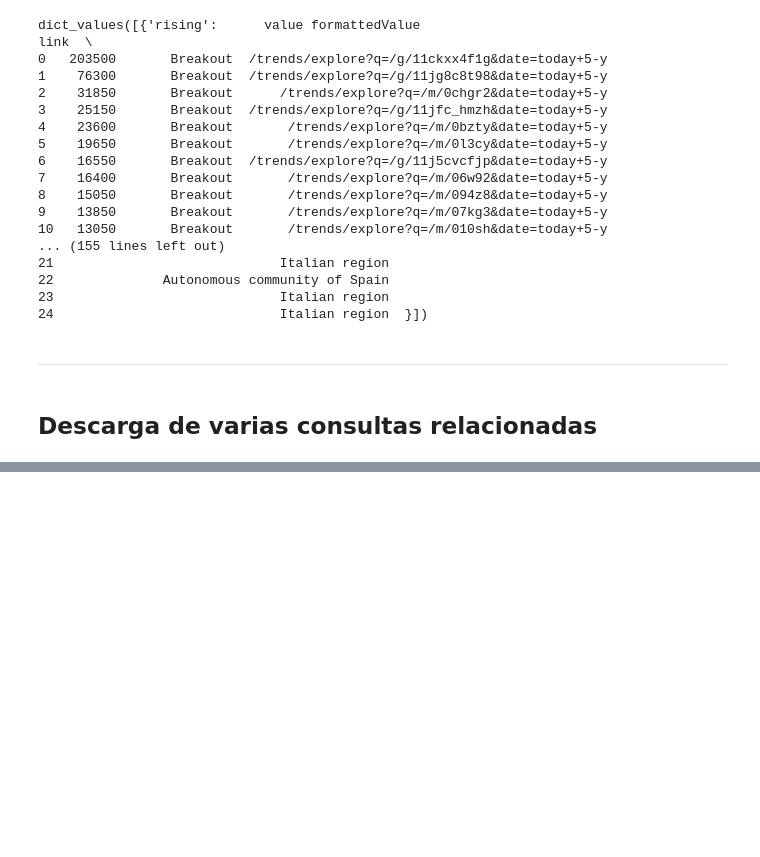
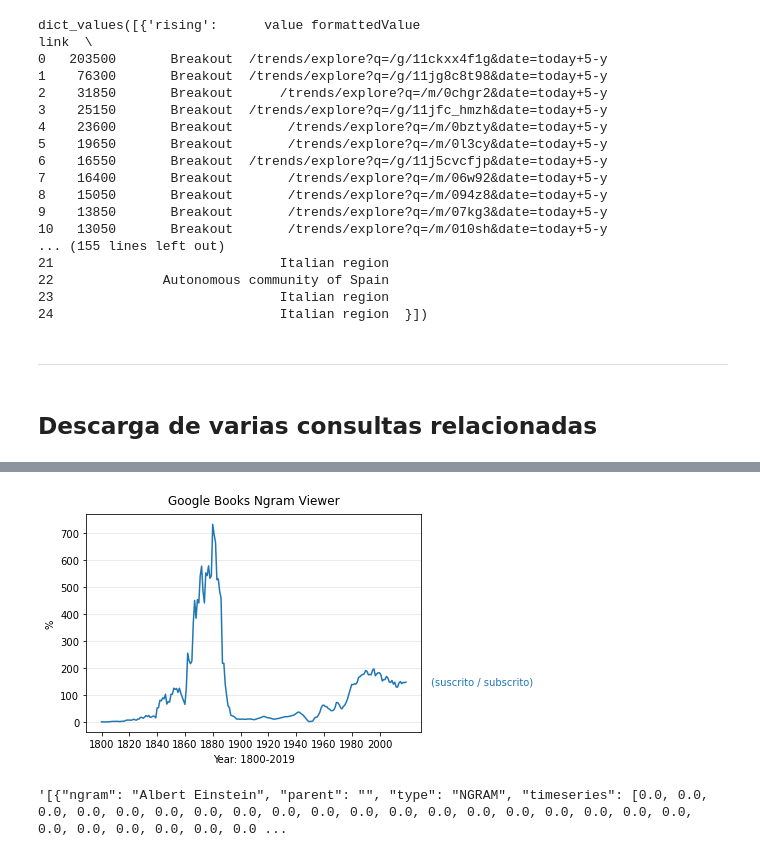
Before and after one commit to DEC-Datos-Etica-y-Comportamiento/Tutoriales, a Jupyter notebook: Google_Trends_API.ipynb, the cells around one changed output, grey strips where cells are left out. Cells and saved outputs as stored; diff of their text form; code cells hidden in the pictures; blank space fills up the shorter version.

Commit message:
ngrams

```diff
--- a/Google_Trends_API.ipynb
+++ b/Google_Trends_API.ipynb
@@ -267,0 +476,2 @@ allqueries.to_csv('allqueries.csv')
+# %%
+content = "Albert Einstein"
@@ -267,0 +480,30 @@ allqueries.to_csv('allqueries.csv')
+# %%
+params = {
+    "content": content,
+    "year_start": "1800",
+    "year_end": "2019",
+    "corpus": "es-2019"
+}
+headers = {
+    "User-Agent": "Mozilla/5.0 (Windows NT 10.0; Win64; x64) AppleWebKit/537.36 (KHTML, like Gecko) Chrome/98.0.4758.87 Safari/537.36",
+}
+# %%
+html = requests.get("https://books.google.com/ngrams/json", params=params, headers=headers, timeout=30).text
+time_series = pd.read_json(html, typ="series")
+year_values = list(range(int(params['year_start']), int(params['year_end']) + 1))
+# %%
+for series in time_series:
+    plt.plot(year_values, series["timeseries"], label=series["ngram"])
+plt.title("Google Books Ngram Viewer", pad=10)
+matplotx.line_labels()  # https://stackoverflow.com/a/70200546/15164646
+plt.xticks(list(range(int(params['year_start']), int(params['year_end']) + 1, 20)))
+plt.grid(axis="y", alpha=0.3)
+plt.ylabel("%", labelpad=5)
+plt.xlabel(f"Year: {params['year_start']}-{params['year_end']}", labelpad=5)
+plt.show()
+# %% [output]
+[figure, added]
+# %%
+html
+# %% [output]
+'[{"ngram": "Albert Einstein", "parent": "", "type": "NGRAM", "timeseries": [0.0, 0.0, 0.0, 0.0, 0.0, 0.0, 0.0, 0.0, 0.0, 0.0, 0.0, 0.0, 0.0, 0.0, 0.0, 0.0, 0.0, 0.0, 0.0, 0.0, 0.0, 0.0, 0.0, 0.0, 0.0 ...
```
Also changed, not shown: parts of 25 cells of this notebook, 2 other files.
